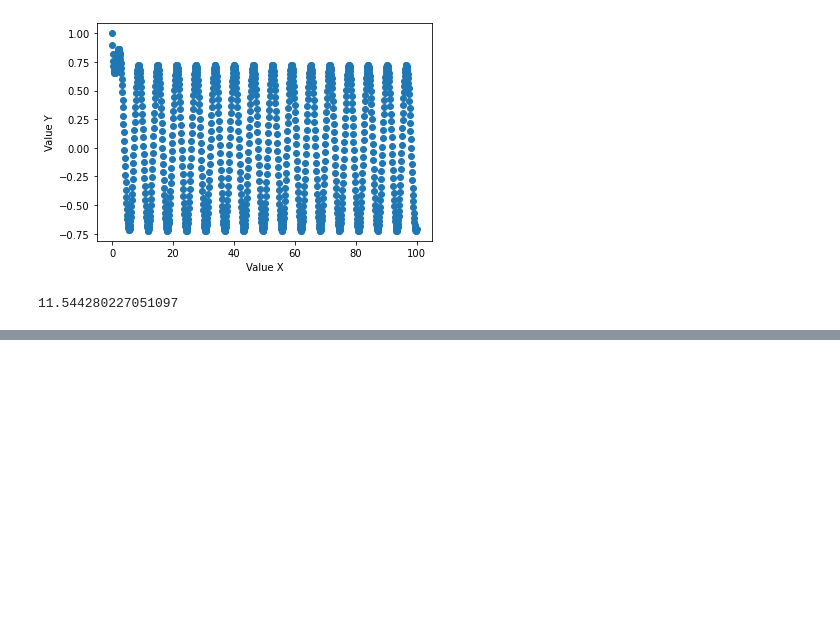
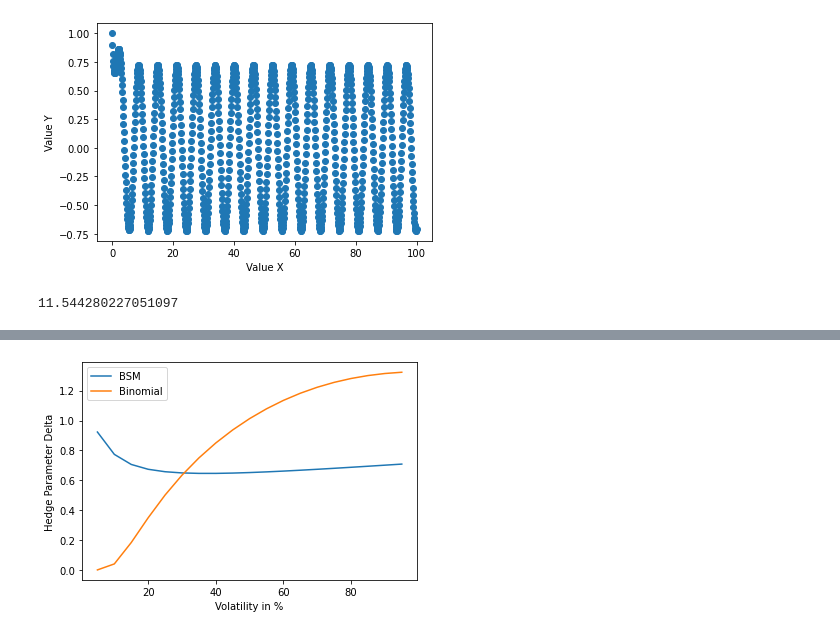
Before and after one commit to sanderbroos/Computational-Finance, a Jupyter notebook: black_scholes.ipynb, the cells around one changed output, grey strips where cells are left out. Drawn from its saved outputs; the diff is of its cells as text; code cells hidden in the pictures; blank space fills up the shorter version.

```diff
--- a/black_scholes.ipynb
+++ b/black_scholes.ipynb
@@ -81,0 +199,35 @@ print(c_BSM)
+# %%
+def delta_Tree(T, r, K, S, sigma, N):
+    tree = buildTree(S, sigma, T, N)
+    dS = tree[1][1] - tree[1][0]
+
+    c_tree = valueOptionMatrix(tree, T, r, K, sigma)
+    dc = c_tree[1][1] = c_tree[1][0]
+
+    delta = dc / dS
+
+    return delta
+# %%
+vols = np.linspace(start=5, stop = 95, num=19)
+BSM_vals = []
+Binos_vals = []
+
+for vol in vols:
+    d_BSMvol = delta_BSM(T, r, K, S, (vol/100))
+
+    d_BinoVol = delta_Tree(T, r, K, S, (vol/100), 50)
+
+    BSM_vals.append(d_BSMvol)
+    Binos_vals.append(d_BinoVol)
+
+BSM_values = np.array(BSM_vals)
+Binomial_values = np.array(Binos_vals)
+# %%
+plt.plot(vols, BSM_vals, label = "BSM")
+plt.plot(vols, Binos_vals, label = "Binomial")
+plt.xlabel("Volatility in %")
+plt.ylabel("Hedge Parameter Delta")
+plt.legend()
+plt.show()
+# %% [output]
+[figure, added]
```
Also changed, not shown: parts of 15 cells of this notebook.
